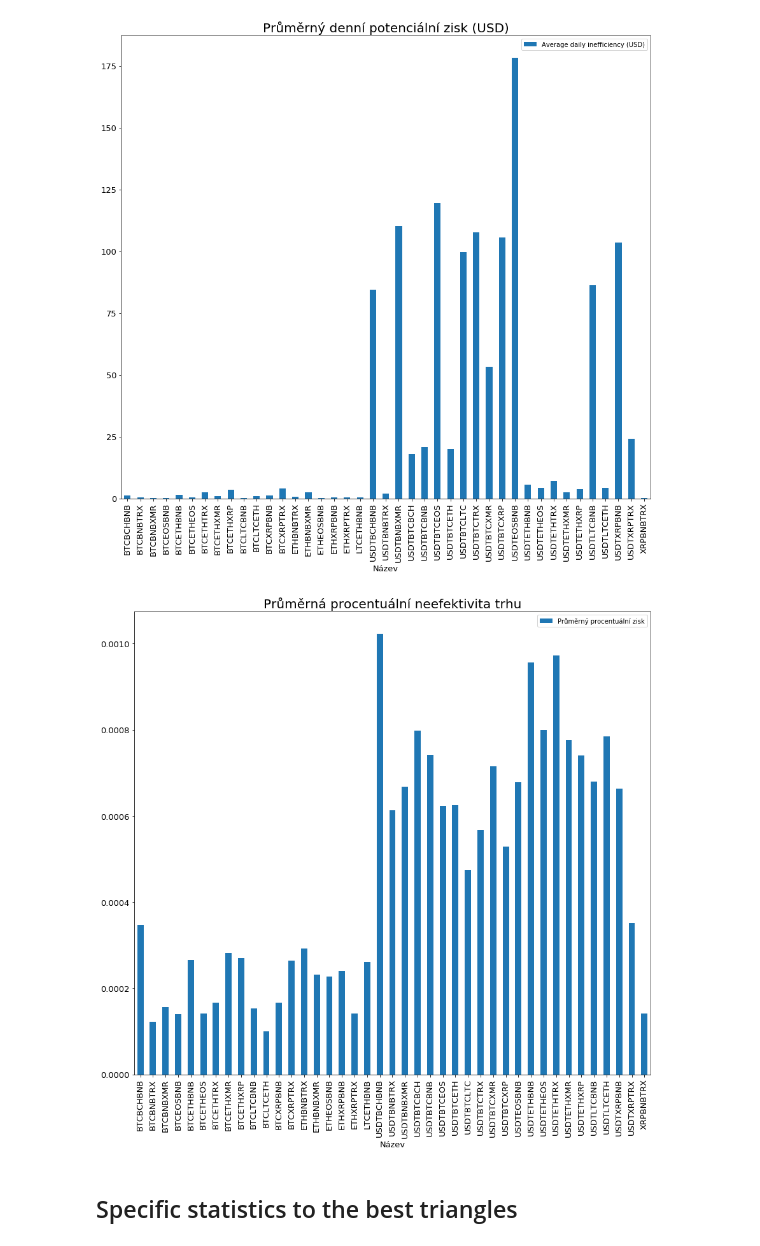
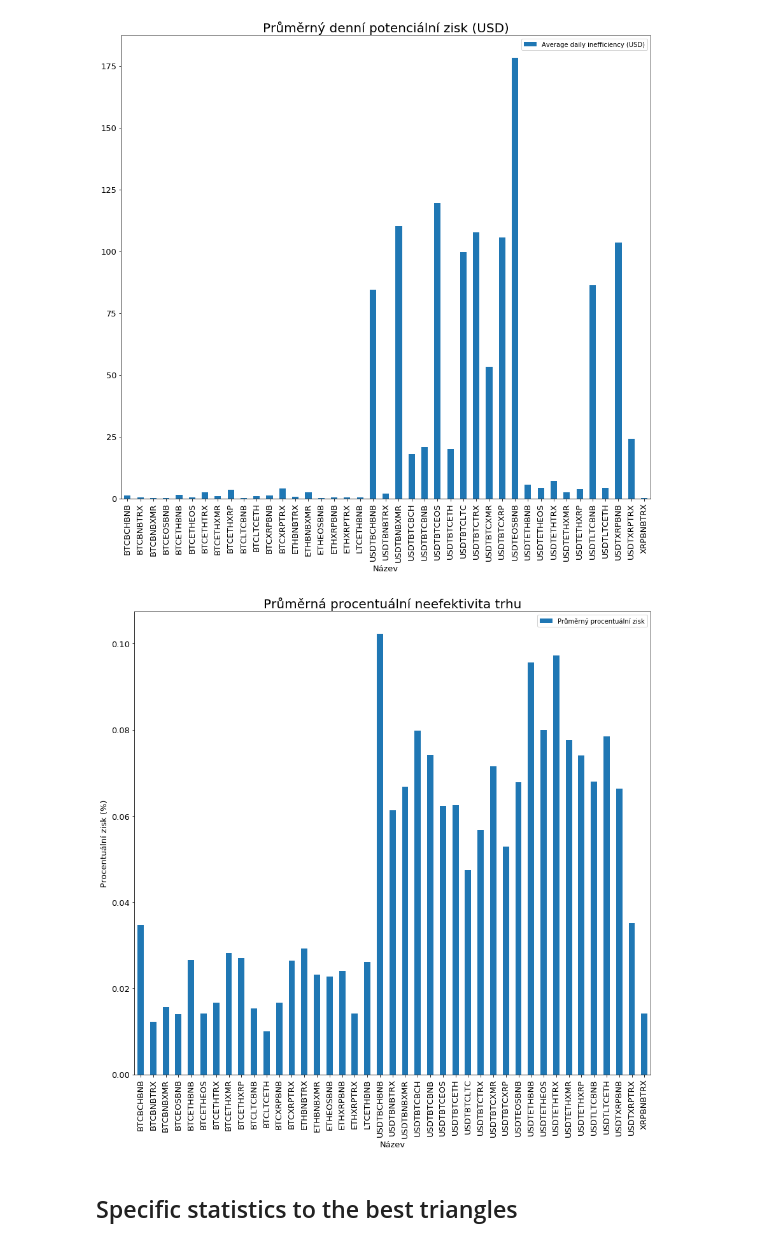
Before and after one commit to zidcenek/Arbitrage-Opportunities-in-Cryptocurrencies-, a Jupyter notebook: statistics/statistics.ipynb, the cells around one changed output. Saved outputs shown, nothing was run; the diff lists cells and outputs as text; code cells hidden in the pictures.

Commit message:
Changed a Ylabel at one chart

```diff
--- a/statistics/statistics.ipynb
+++ b/statistics/statistics.ipynb
@@ -980,7 +980,7 @@ if create_bar_charts:
         plt.show()
         # !---------------------------------------- plot
 # %%
-def bar_plot_from_pandas_dataframe(df, x: str, y: str, title='Nadpis', color='C0', save=False, output_name='chart', output_directory='./'):
+def bar_plot_from_pandas_dataframe(df, x: str, y: str, title='Nadpis', color='C0', save=False, output_name='chart', output_directory='./', ylabel=''):
     '''
     Creates a bar plot from a Pandas DataFrame
     df -> dataframe
@@ -998,6 +998,7 @@ def bar_plot_from_pandas_dataframe(df, x: str, y: str, title='Nadpis', color='C0
     plt.xticks(fontsize=13)
     plt.yticks(fontsize=13)
     plt.xlabel("Název", fontsize=label_font_size)
+    plt.ylabel(ylabel, fontsize=label_font_size)
     fig.set_size_inches(width * len(df['Average count']), 12)
     plt.tight_layout()
     if save:
@@ -1019,12 +1020,13 @@ bar_plot_from_pandas_dataframe(stats_table, 'Name', 'Average daily inefficiency
 # %%
 df = deepcopy(stats_table)
 df['Average score'] = df['Average score'].apply(lambda x: x - 1)
-df['Průměrný procentuální zisk'] = df['Average score']
+df['Průměrný procentuální zisk'] = df['Average score'] * 100
 bar_plot_from_pandas_dataframe(df, 'Name', 'Průměrný procentuální zisk', "Průměrná procentuální neefektivita trhu",
-                              save=True, output_name='average_percentage_inefficiency', output_directory='./images/')
+                              save=True, output_name='average_percentage_inefficiency', output_directory='./images/',
+                                ylabel='Procentuální zisk (%)')
 df = None
 # %% [output]
-[figure, old version]
+[figure, new version]
 # %% [markdown]
 ## Specific statistics to the best triangles
 # %% [markdown]
```
Also changed, not shown: parts of 1 cell of this notebook, 2 other files.
